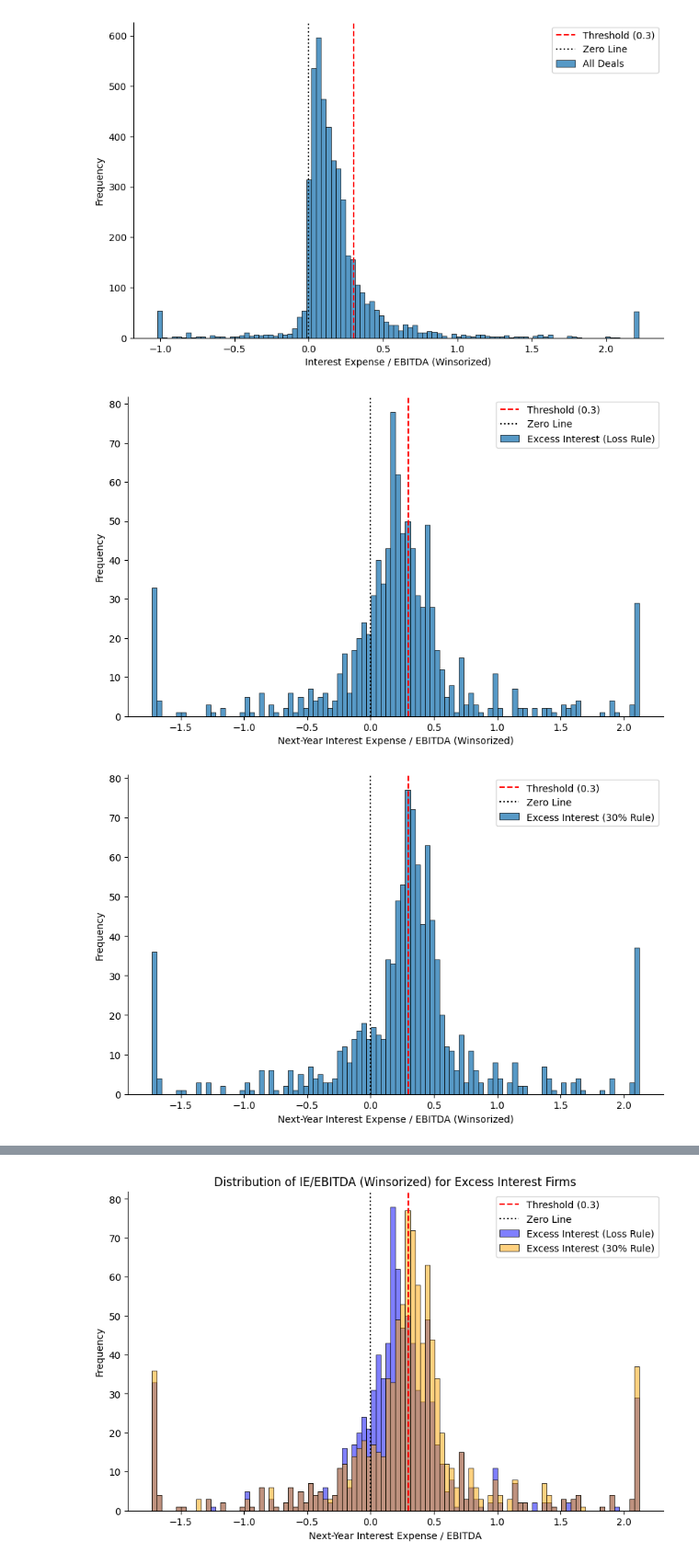
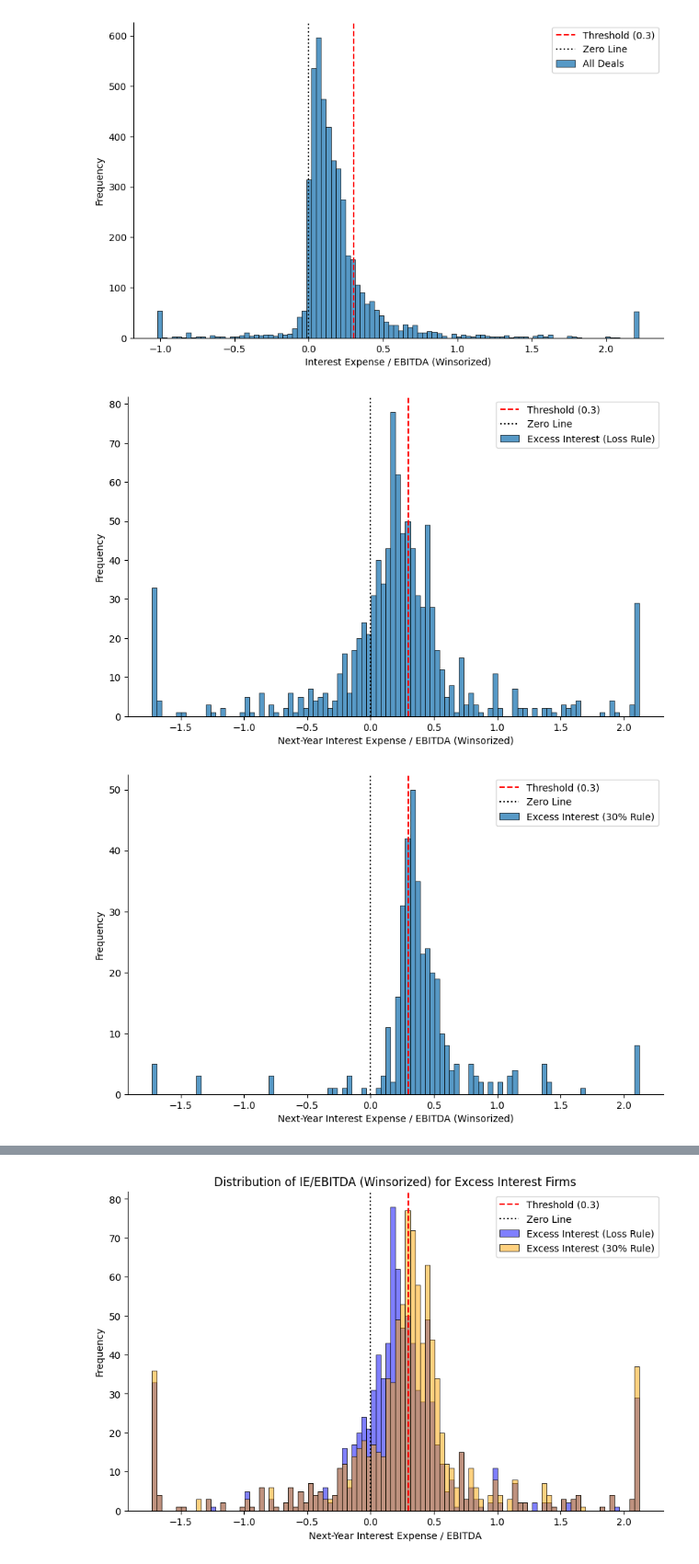
Before and after one commit to zirui-song/interest-deductibility-and-debt-contracting, a Jupyter notebook: Dealscan_Analysis.ipynb, the cells around one changed output, grey strips where cells are left out. Shown at 92% size. Cells and saved outputs as stored; diff of their text form; code cells hidden in the pictures.

```diff
--- a/Dealscan_Analysis.ipynb
+++ b/Dealscan_Analysis.ipynb
@@ -1457,30 +1457,30 @@ plt.show()
 # %%
 # Plot for excess_interest_loss == 1
 interest_expense_winsorized_loss = tranche_level_ds_compa[tranche_level_ds_compa['excess_interest_loss'] == 1]['interest_expense_by_ebitda_next_1yr'].clip(tranche_level_ds_compa['interest_expense_by_ebitda_next_1yr'].quantile(0.01), tranche_level_ds_compa['interest_expense_by_ebitda_next_1yr'].quantile(0.99))
 plt.figure(figsize=(10, 6))
 sns.histplot(interest_expense_winsorized_loss, bins=100, label='Excess Interest (Loss Rule)')
 plt.axvline(x=0.3, color='r', linestyle='--', label='Threshold (0.3)')
 plt.axvline(x=0, color='k', linestyle=':', label='Zero Line')
 plt.xlabel('Next-Year Interest Expense / EBITDA (Winsorized)')
 plt.ylabel('Frequency')
 plt.legend()
 sns.despine()
 plt.savefig(os.path.join(overleaf_dir, 'Figures/ie_ebitda_excess_interest_loss_deals.png'), dpi=300)
 plt.show()
 
 # Plot for excess_interest_30 == 1
 # generate excess_interest_30_only = 1 if excess_interest_30 == 1 and excess_interest_loss == 0
-interest_expense_winsorized_30 = tranche_level_ds_compa[tranche_level_ds_compa['excess_interest_30'] == 1]['interest_expense_by_ebitda_next_1yr'].clip(tranche_level_ds_compa['interest_expense_by_ebitda_next_1yr'].quantile(0.01), tranche_level_ds_compa['interest_expense_by_ebitda_next_1yr'].quantile(0.99))
+interest_expense_winsorized_30 = tranche_level_ds_compa[(tranche_level_ds_compa['excess_interest_30'] == 1) & (tranche_level_ds_compa['excess_interest_loss'] == 0)]['interest_expense_by_ebitda_next_1yr'].clip(tranche_level_ds_compa['interest_expense_by_ebitda_next_1yr'].quantile(0.01), tranche_level_ds_compa['interest_expense_by_ebitda_next_1yr'].quantile(0.99))
 plt.figure(figsize=(10, 6))
 sns.histplot(interest_expense_winsorized_30, bins=100, label='Excess Interest (30% Rule)')
 plt.axvline(x=0.3, color='r', linestyle='--', label='Threshold (0.3)')
 plt.axvline(x=0, color='k', linestyle=':', label='Zero Line')
 plt.xlabel('Next-Year Interest Expense / EBITDA (Winsorized)')
 plt.ylabel('Frequency')
 plt.legend()
 sns.despine()
 plt.savefig(os.path.join(overleaf_dir, 'Figures/ie_ebitda_excess_interest_30_deals.png'), dpi=300)
 plt.show()
 # %% [output]
 [figure]
-[figure, old version]
+[figure, new version]
```
Also changed, not shown: parts of 1 cell of this notebook, 5 other files.
